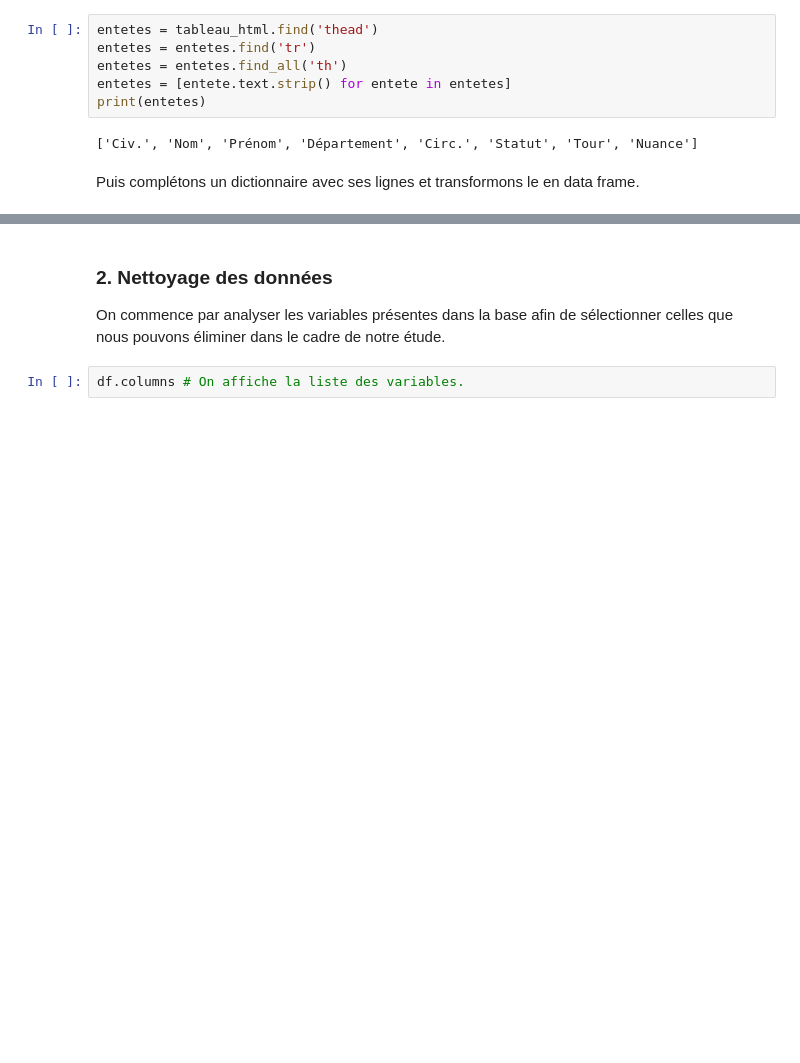
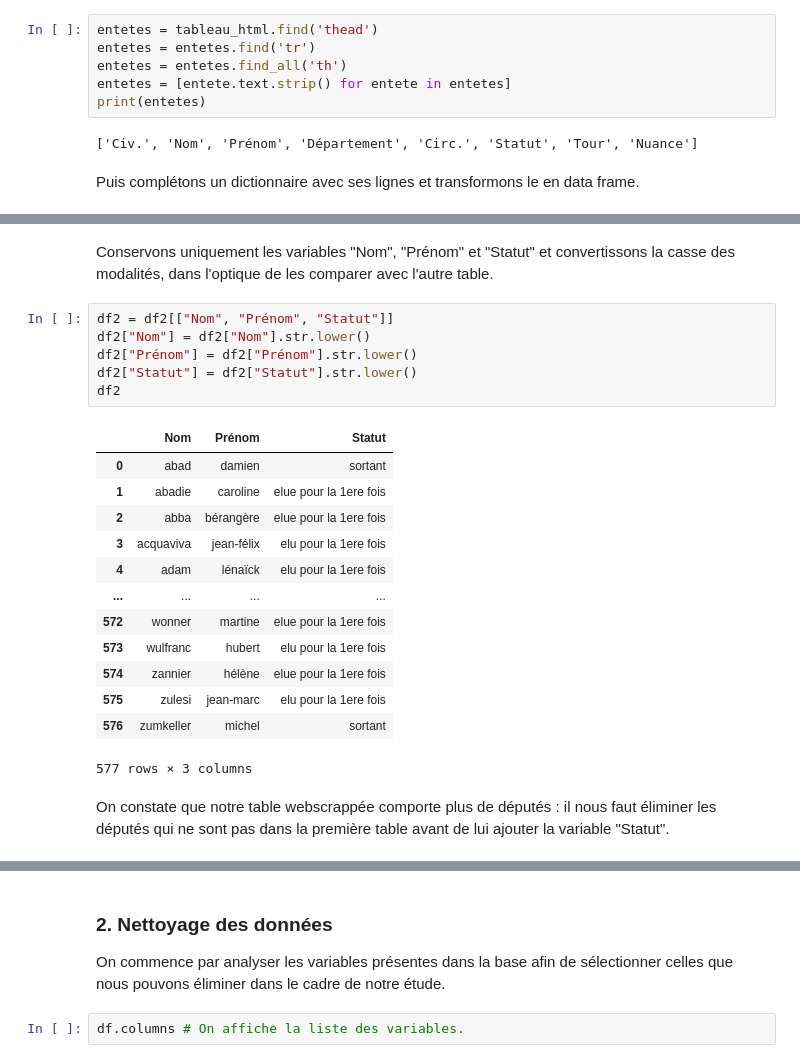
Before and after one commit to APlamont/AssemblyAttendance, a Jupyter notebook: Code/Projet Python pour le Data Scientist.ipynb, the cells around one changed output, grey strips where cells are left out. Drawn from its saved outputs; the diff is of its cells as text; blank space fills up the shorter version.

Commit message:
Comparaison des tables

```diff
--- a/Code/Projet Python pour le Data Scientist.ipynb
+++ b/Code/Projet Python pour le Data Scientist.ipynb
@@ -90,0 +76,24 @@ df2
+# %% [markdown]
+Conservons uniquement les variables "Nom", "Prénom" et "Statut" et convertissons la casse des modalités, dans l'optique de les comparer avec l'autre table.
+# %%
+df2 = df2[["Nom", "Prénom", "Statut"]]
+df2["Nom"] = df2["Nom"].str.lower()
+df2["Prénom"] = df2["Prénom"].str.lower()
+df2["Statut"] = df2["Statut"].str.lower()
+df2
+# %% [output]
+|  | Nom | Prénom | Statut |
+| 0 | abad | damien | sortant |
+| 1 | abadie | caroline | elue pour la 1ere fois |
+| 2 | abba | bérangère | elue pour la 1ere fois |
+| 3 | acquaviva | jean-félix | elu pour la 1ere fois |
+| 4 | adam | lénaïck | elu pour la 1ere fois |
+| ... | ... | ... | ... |
+| 572 | wonner | martine | elue pour la 1ere fois |
+| 573 | wulfranc | hubert | elu pour la 1ere fois |
+| 574 | zannier | hélène | elue pour la 1ere fois |
+| 575 | zulesi | jean-marc | elu pour la 1ere fois |
+| 576 | zumkeller | michel | sortant |
+577 rows × 3 columns
+# %% [markdown]
+On constate que notre table webscrappée comporte plus de députés : il nous faut éliminer les députés qui ne sont pas dans la première table avant de lui ajouter la variable "Statut".
```
Also changed, not shown: parts of 2 cells of this notebook.
